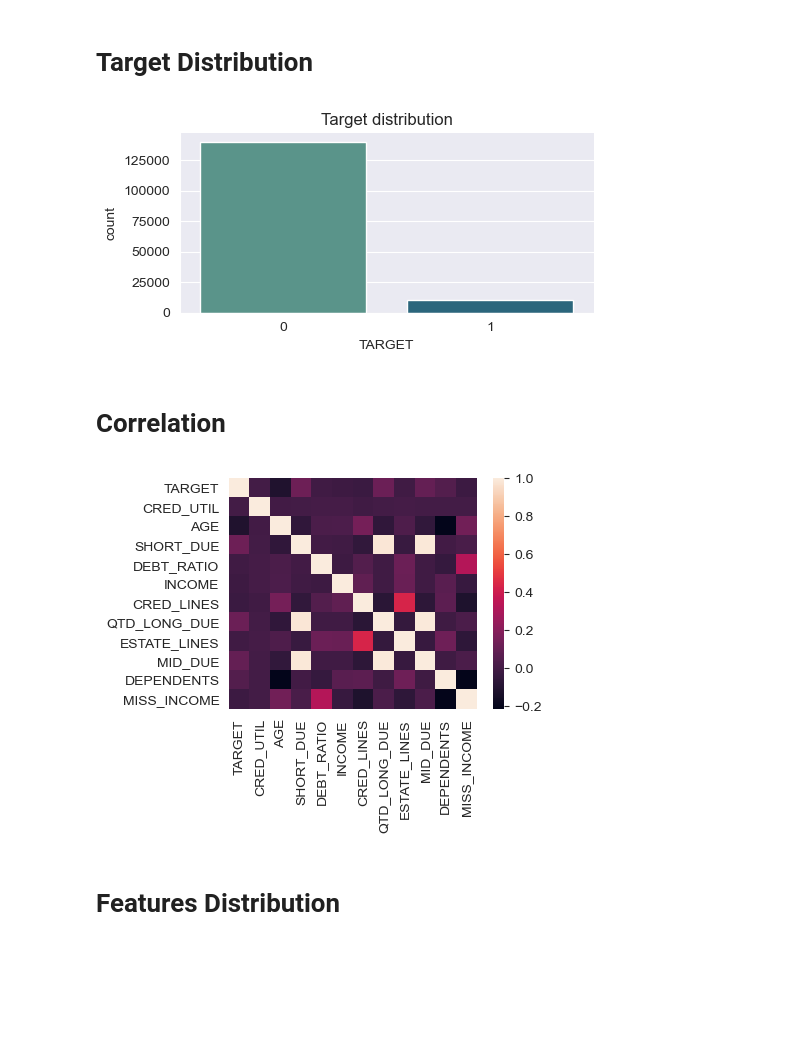
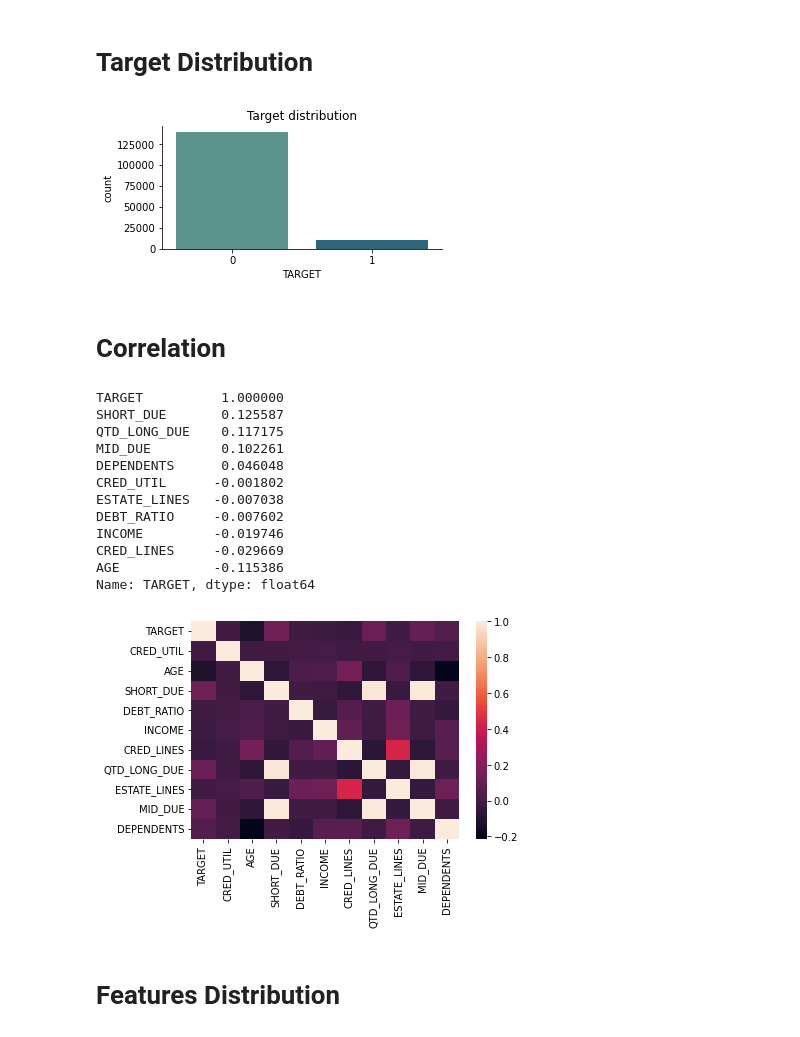
Before and after one commit to glev1/credit-service, a Jupyter notebook: EDA/EDA.ipynb, the cells around one changed output. Saved outputs shown, nothing was run; the diff lists cells and outputs as text; code cells hidden in the pictures; blank space fills up the shorter version.

Commit message:
Add datasets directory

```diff
--- a/EDA/EDA.ipynb
+++ b/EDA/EDA.ipynb
@@ -22,19 +22,20 @@ cf.set_config_file(offline=False, world_readable=True)
 # %% [markdown]
 # Load Data
 # %%
-raw_df = pd.read_csv('cs-training.csv', index_col=0)
+raw_df = pd.read_csv('../datasets/cs-training.csv', index_col=0)
 # %% [markdown]
 # Preparation
 # %% [markdown]
 ## Column Names
 # %%
-df = raw_df.copy()
+def CorrectColumnsLabels(dataframe):
+    dataframe[['TARGET', 'CRED_UTIL', 'AGE', 'SHORT_DUE', 'DEBT_RATIO', 'INCOME',
+    'CRED_LINES', 'QTD_LONG_DUE', 'ESTATE_LINES', 'MID_DUE', 'DEPENDENTS']] = dataframe
+    dataframe = dataframe[['TARGET', 'CRED_UTIL', 'AGE', 'SHORT_DUE', 'DEBT_RATIO', 'INCOME',
+    'CRED_LINES', 'QTD_LONG_DUE', 'ESTATE_LINES', 'MID_DUE', 'DEPENDENTS']]
+    return dataframe
 
-df[['TARGET', 'CRED_UTIL', 'AGE', 'SHORT_DUE', 'DEBT_RATIO', 'INCOME',
-    'CRED_LINES', 'QTD_LONG_DUE', 'ESTATE_LINES', 'MID_DUE', 'DEPENDENTS']] = df
-
-df = df[['TARGET', 'CRED_UTIL', 'AGE', 'SHORT_DUE', 'DEBT_RATIO', 'INCOME',
-    'CRED_LINES', 'QTD_LONG_DUE', 'ESTATE_LINES', 'MID_DUE', 'DEPENDENTS']]
+df = CorrectColumnsLabels(raw_df.copy())
 # %%
 df.describe()
 # %% [output]
@@ -47,8 +48,6 @@ df.describe()
 | 50% | 0.000000 | 0.154181 | 52.000000 | 0.000000 | 0.366508 | 5.400000e+03 | 8.000000 | 0.000000 | 1.000000 | ... |
 | 75% | 0.000000 | 0.559046 | 63.000000 | 0.000000 | 0.868254 | 8.249000e+03 | 11.000000 | 0.000000 | 2.000000 | ... |
 | max | 1.000000 | 50708.000000 | 109.000000 | 98.000000 | 329664.000000 | 3.008750e+06 | 58.000000 | 98.000000 | 54.000000 | ... |
-# %%
-df = df[df["AGE"] > 20]
 # %% [markdown]
 ## Missing Data
 # %%
@@ -125,5 +107,3 @@ memory usage: 13.9 MB
-# %%
-df = df.astype({'DEPENDENTS': 'int64'})
 # %% [markdown]
 # Target Distribution
 # %%
@@ -132,14 +112,27 @@ f.fig.set_size_inches(5,2)
 plt.title('Target distribution')
 plt.show()
 # %% [output]
-[figure, old version]
+[figure, new version]
 # %% [markdown]
 # Correlation
 # %%
 corr = df.corr()
 sns.heatmap(corr)
-plt.show()
+
+corr['TARGET'].sort_values(ascending=False)
 # %% [output]
+TARGET          1.000000
+SHORT_DUE       0.125587
+QTD_LONG_DUE    0.117175
+MID_DUE         0.102261
+DEPENDENTS      0.046048
+CRED_UTIL      -0.001802
+ESTATE_LINES   -0.007038
+DEBT_RATIO     -0.007602
+INCOME         -0.019746
+CRED_LINES     -0.029669
+AGE            -0.115386
+Name: TARGET, dtype: float64
-[figure, old version]
+[figure, new version]
 # %% [markdown]
 # Features Distribution
```
Also changed, not shown: parts of 24 cells of this notebook, 4 other files.
